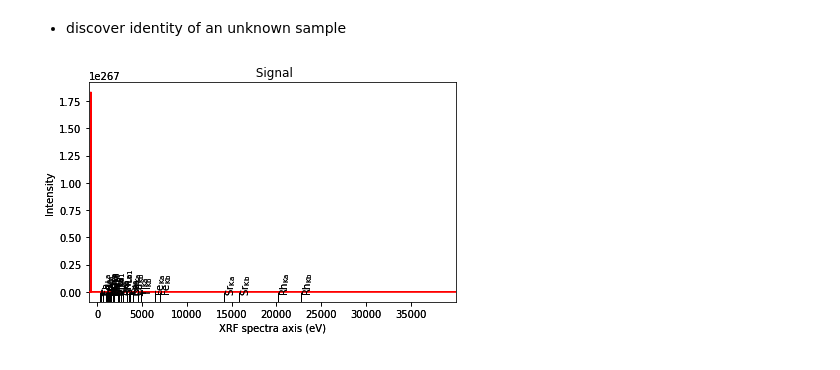
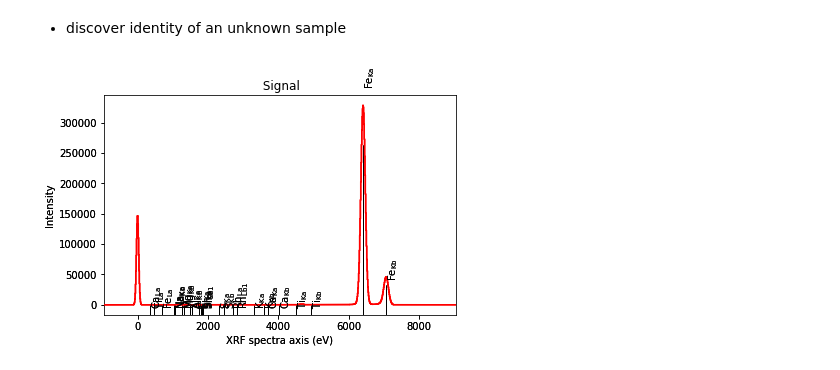
Before and after one commit to thevincentlan/NIST_PREP_SUMMER_2020, a Jupyter notebook: NIST_PREP_SUMMER_2020.ipynb, the cells around one changed output. Drawn from its saved outputs; the diff is of its cells as text; code cells hidden in the pictures.

Commit message:
fixed unknown's chart

```diff
--- a/NIST_PREP_SUMMER_2020.ipynb
+++ b/NIST_PREP_SUMMER_2020.ipynb
@@ -166,16 +156,16 @@ NOTE: Number of channels is 4094, instead of the default 4096.
 # %%
     elements = ['Na', 'Mg', 'Al', 'Si', 'S', 'K', 'Ca', 'Ti', 'Fe', 'Sr', 'Rh']
     UNK_directory = os.path.join('Unknown', '20200807_unknown_1.spx')
     UNK = brio.FittingData(UNK_directory)
+    brio.bruker_spx_import(UNK)
     UNK_XRF = hs.signals.EDSSEMSpectrum(UNK.channels)
     UNK_XRF.set_microscope_parameters(50000)
     UNK_XRF.axes_manager[0].name = 'XRF spectra'
     UNK_XRF.axes_manager[0].offset = UNK.calibration_abs
     UNK_XRF.axes_manager[0].scale = UNK.calibration_lin
     UNK_XRF.axes_manager[0].units = 'eV'
     UNK_XRF.add_elements(elements)
-    hsEDS.add_lines()
-    line_names = hsEDS.metadata.Sample.xray_lines
+    UNK_XRF.crop_signal1D(0, 1000)
     UNK_XRF.plot(True)
 # %% [output]
-[figure, old version]
+[figure, new version]
```
Also changed, not shown: parts of 5 cells of this notebook.
